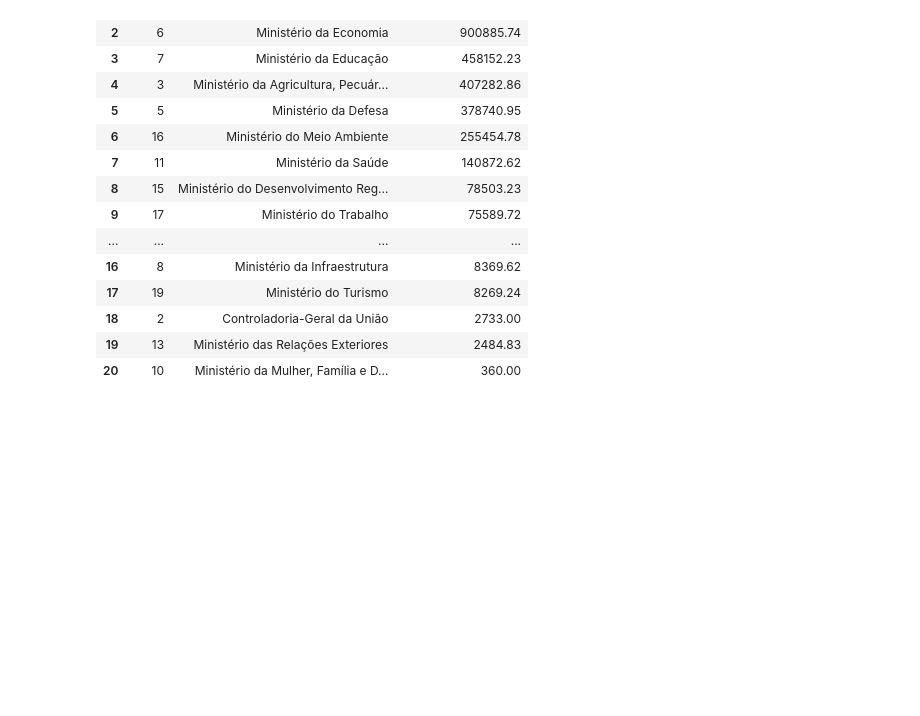
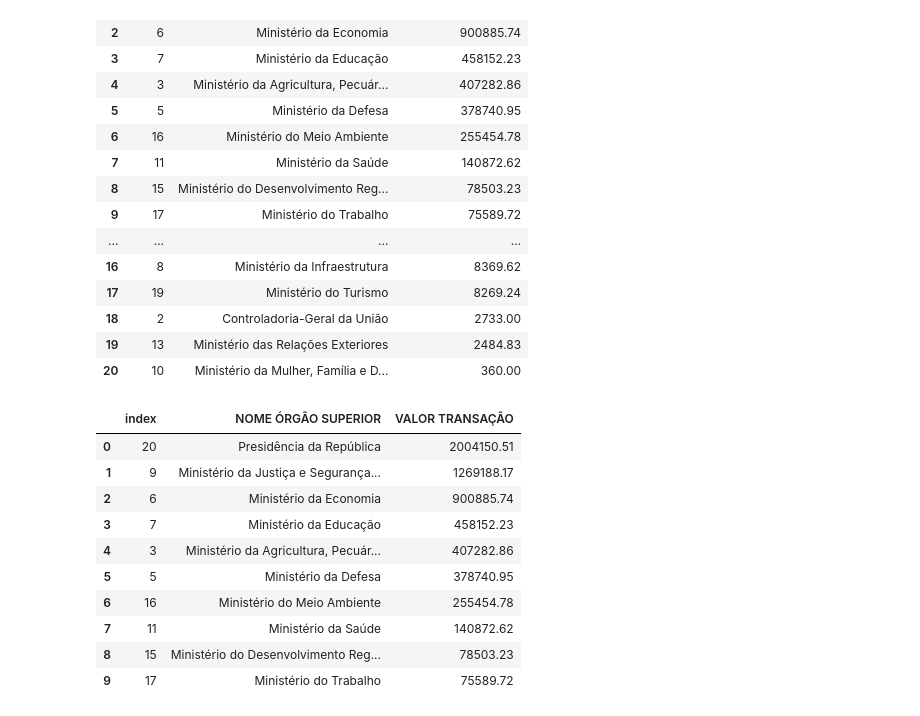
Before and after one commit to marpolos/projeto_tecnicas_de_programacao, a Jupyter notebook: cartao_corporativo_orgaos_2022.ipynb, the cells around one changed output. Saved outputs shown, nothing was run; the diff lists cells and outputs as text; code cells hidden in the pictures; blank space fills up the shorter version.

Commit message:
grafico janeiro orgaos

```diff
--- a/cartao_corporativo_orgaos_2022.ipynb
+++ b/cartao_corporativo_orgaos_2022.ipynb
@@ -58,3 +58,18 @@ gastos_por_orgao
 | 18 | 2 | Controladoria-Geral da União | 2733.00 |
 | 19 | 13 | Ministério das Relações Exteriores | 2484.83 |
 | 20 | 10 | Ministério da Mulher, Família e D... | 360.00 |
+# %%
+gastos_10_maiores = gastos_por_orgao.loc[:9,:]
+gastos_10_maiores
+# %% [output]
+|  | index | NOME ÓRGÃO SUPERIOR | VALOR TRANSAÇÃO |
+| 0 | 20 | Presidência da República | 2004150.51 |
+| 1 | 9 | Ministério da Justiça e Segurança... | 1269188.17 |
+| 2 | 6 | Ministério da Economia | 900885.74 |
+| 3 | 7 | Ministério da Educação | 458152.23 |
+| 4 | 3 | Ministério da Agricultura, Pecuár... | 407282.86 |
+| 5 | 5 | Ministério da Defesa | 378740.95 |
+| 6 | 16 | Ministério do Meio Ambiente | 255454.78 |
+| 7 | 11 | Ministério da Saúde | 140872.62 |
+| 8 | 15 | Ministério do Desenvolvimento Reg... | 78503.23 |
+| 9 | 17 | Ministério do Trabalho | 75589.72 |
```
Also changed, not shown: parts of 1 cell of this notebook.
